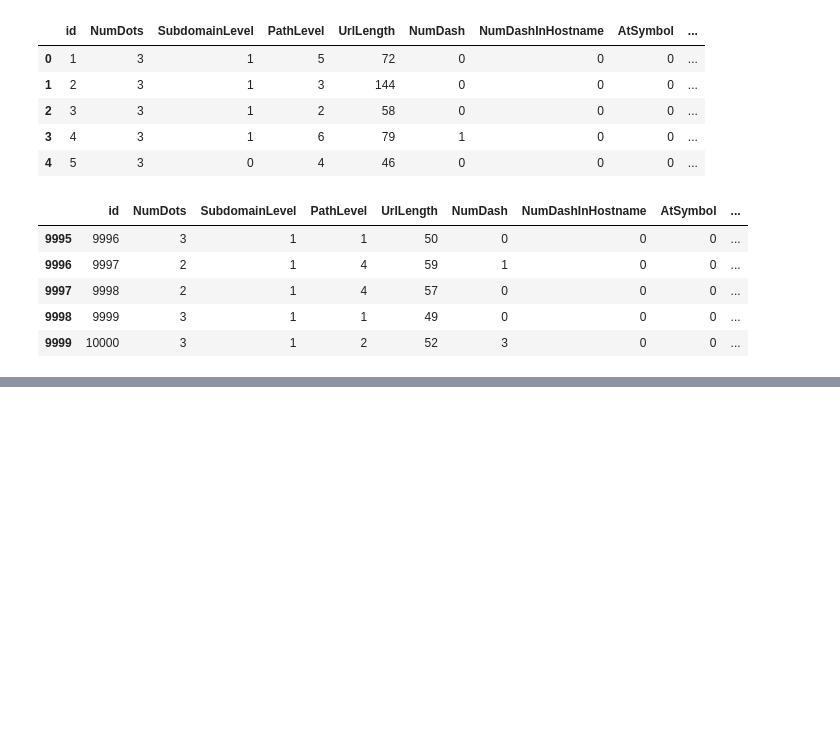
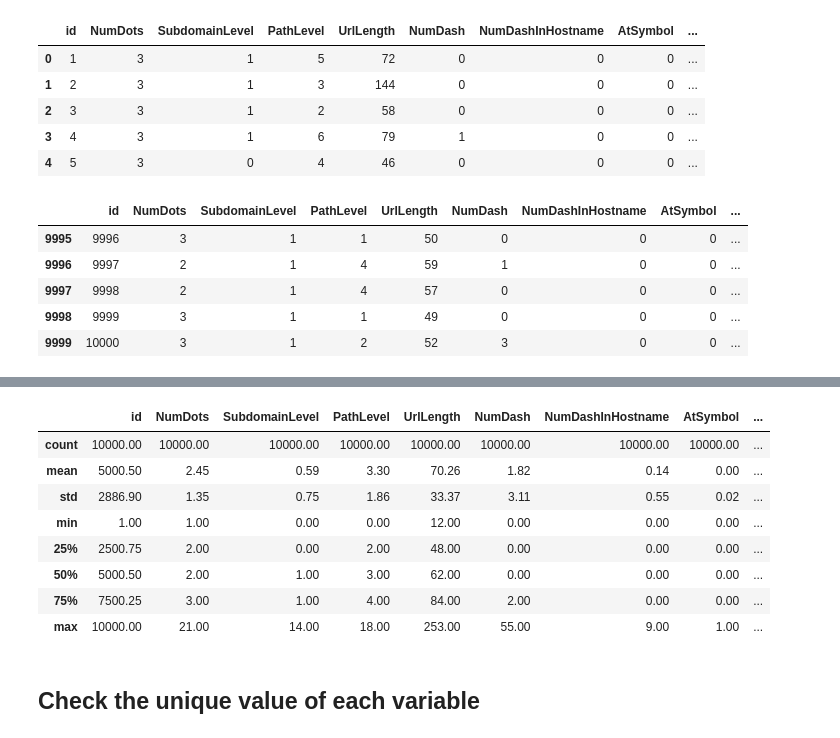
Before and after one commit to QaziSaim/Phishing-Domain-Detection, a Jupyter notebook: notebook/PhishingClassifierProject.ipynb, the cells around one changed output, grey strips where cells are left out. Cells and saved outputs as stored; diff of their text form; code cells hidden in the pictures; blank space fills up the shorter version.

```diff
--- a/notebook/PhishingClassifierProject.ipynb
+++ b/notebook/PhishingClassifierProject.ipynb
@@ -105,0 +218,16 @@ df.sample(5)
+# %%
+## Describe all the feature of the
+## since all columns are numerical so we does not need to use include
+df.describe().round(2)
+# %% [output]
+|  | id | NumDots | SubdomainLevel | PathLevel | UrlLength | NumDash | NumDashInHostname | AtSymbol | ... |
+| count | 10000.00 | 10000.00 | 10000.00 | 10000.00 | 10000.00 | 10000.00 | 10000.00 | 10000.00 | ... |
+| mean | 5000.50 | 2.45 | 0.59 | 3.30 | 70.26 | 1.82 | 0.14 | 0.00 | ... |
+| std | 2886.90 | 1.35 | 0.75 | 1.86 | 33.37 | 3.11 | 0.55 | 0.02 | ... |
+| min | 1.00 | 1.00 | 0.00 | 0.00 | 12.00 | 0.00 | 0.00 | 0.00 | ... |
+| 25% | 2500.75 | 2.00 | 0.00 | 2.00 | 48.00 | 0.00 | 0.00 | 0.00 | ... |
+| 50% | 5000.50 | 2.00 | 1.00 | 3.00 | 62.00 | 0.00 | 0.00 | 0.00 | ... |
+| 75% | 7500.25 | 3.00 | 1.00 | 4.00 | 84.00 | 2.00 | 0.00 | 0.00 | ... |
+| max | 10000.00 | 21.00 | 14.00 | 18.00 | 253.00 | 55.00 | 9.00 | 1.00 | ... |
+# %% [markdown]
+## Check the unique value of each variable
```
Also changed, not shown: parts of 18 cells of this notebook, 2 other files.
